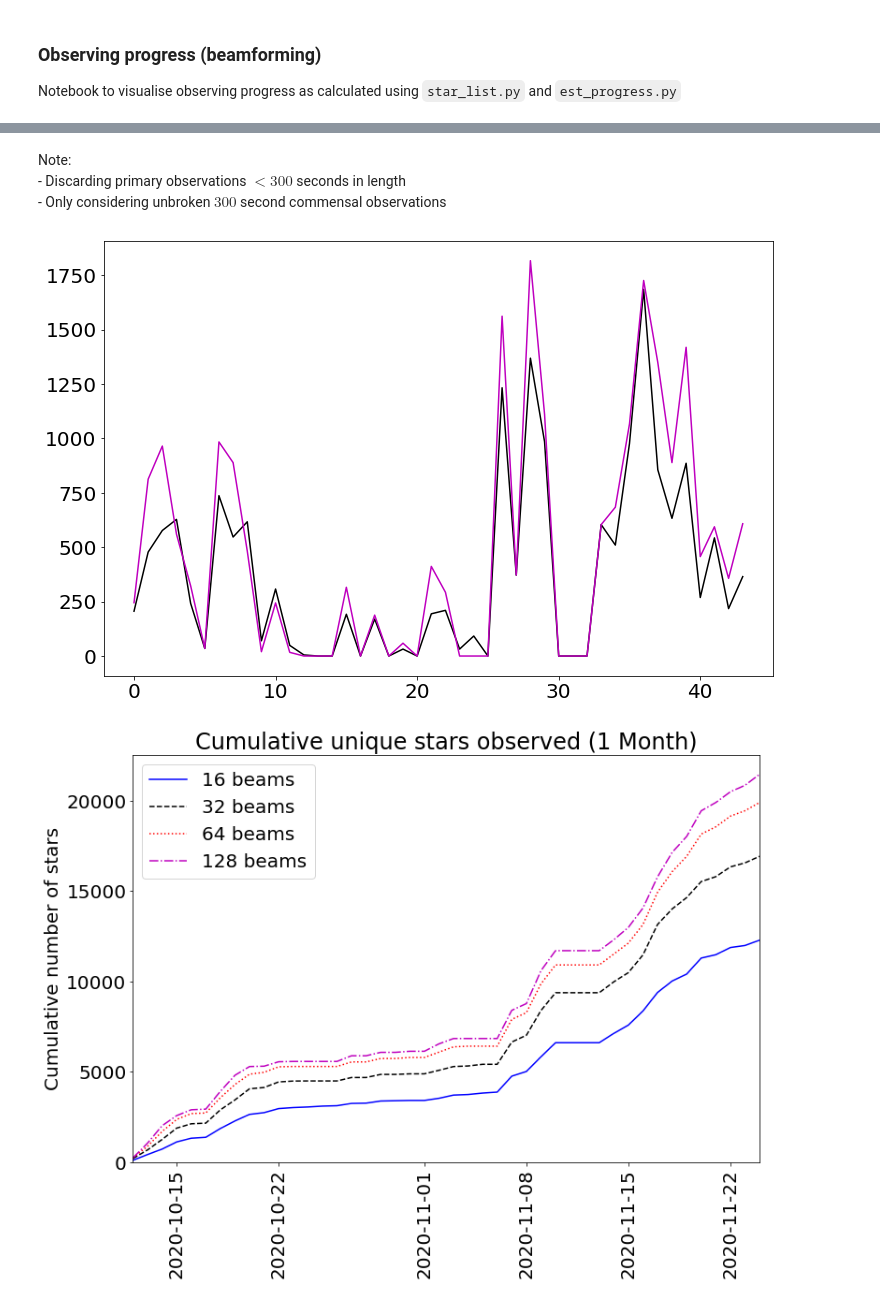
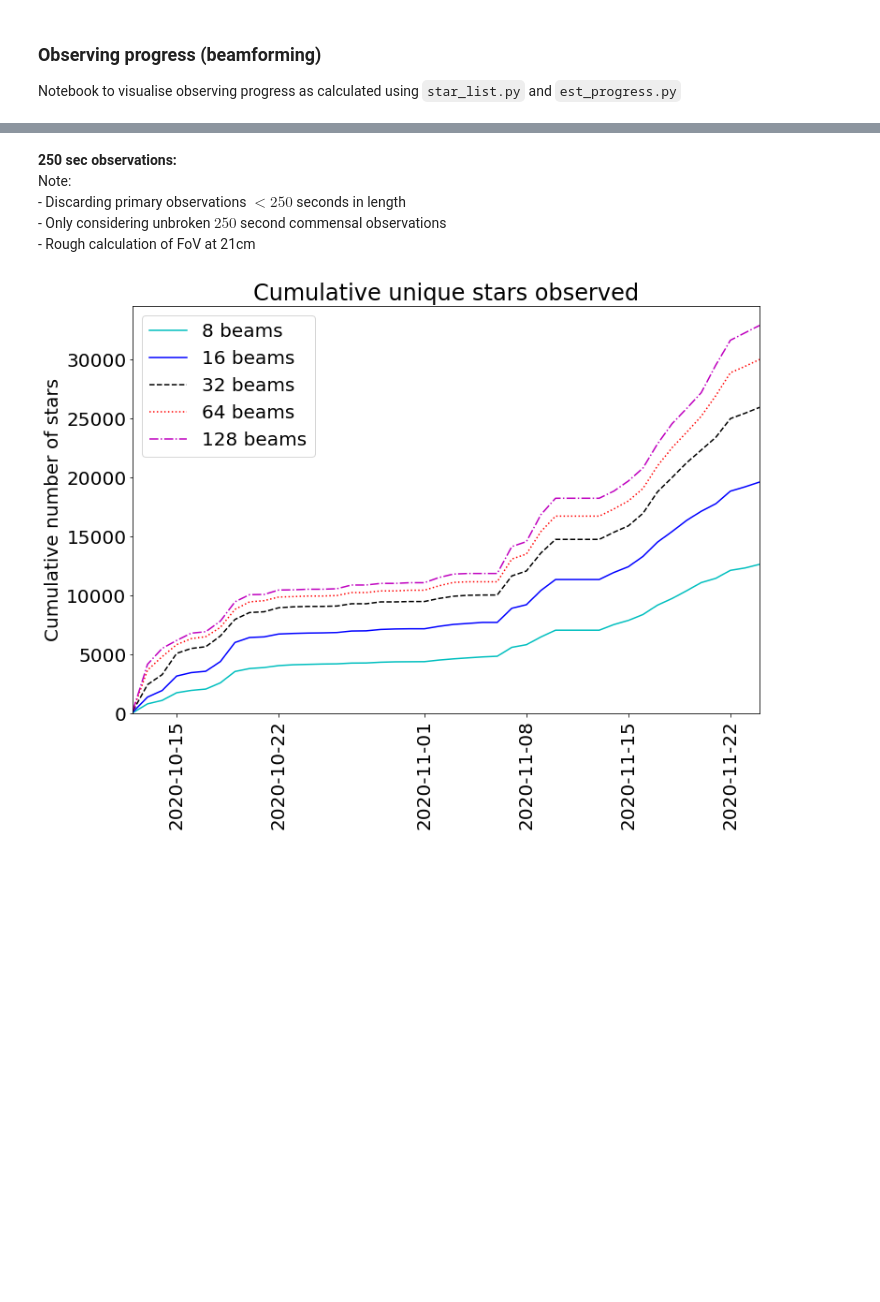
Before and after one commit to danielczech/observing-progress, a Jupyter notebook: observing-progress.ipynb, the cells around one changed output, grey strips where cells are left out. Drawn from its saved outputs; the diff is of its cells as text; code cells hidden in the pictures; blank space fills up the shorter version.

Commit message:
Closer look at pointing durations and effect on progress.

```diff
--- a/observing-progress.ipynb
+++ b/observing-progress.ipynb
@@ -22,29 +52,42 @@ with open('progress_128.pkl', 'rb') as f:
 # %% [markdown]
+__250 sec observations:__
 Note:
-    - Discarding primary observations $< 300$ seconds in length
-    - Only considering unbroken $300$ second commensal observations
+    - Discarding primary observations $< 250$ seconds in length
+    - Only considering unbroken $250$ second commensal observations
+    - Rough calculation of FoV at 21cm
+# %%
+# Load progress files for different beam numbers
+with open('progress_8_250.pkl', 'rb') as f:
+    progress_8_250 = pickle.load(f)
+with open('progress_16_250.pkl', 'rb') as f:
+    progress_16_250 = pickle.load(f)
+with open('progress_32_250.pkl', 'rb') as f:
+    progress_32_250 = pickle.load(f)
+with open('progress_64_250.pkl', 'rb') as f:
+    progress_64_250 = pickle.load(f)
+with open('progress_128_250.pkl', 'rb') as f:
+    progress_128_250 = pickle.load(f)
 # %%
 # Plot observing progress by date:
-c_8 = np.cumsum(progress_8[1])
-c_16 = np.cumsum(progress_16[1])
-c_32 = np.cumsum(progress_32[1])
-c_64 = np.cumsum(progress_64[1])
-c_128 = np.cumsum(progress_128[1])
+c_8 = np.cumsum(progress_8_250[1])
+c_16 = np.cumsum(progress_16_250[1])
+c_32 = np.cumsum(progress_32_250[1])
+c_64 = np.cumsum(progress_64_250[1])
+c_128 = np.cumsum(progress_128_250[1])
 
 fig = plt.figure(figsize = (12,8))
-plt.plot(progress_8[0], c_8, c = 'c', ls = '-', label = '16 beams')
+plt.plot(progress_8[0], c_8, c = 'c', ls = '-', label = '8 beams')
 plt.plot(progress_16[0], c_16, c = 'b', label = '16 beams')
 plt.plot(progress_32[0], c_32, c = 'k', ls = '--', label = '32 beams')
 plt.plot(progress_64[0], c_64, c = 'r', ls = ':', label = '64 beams')
 plt.plot(progress_128[0], c_128, c = 'm', ls = '-.', label = '128 beams')
-plt.title("Cumulative unique stars observed (1 Month)")
+plt.title("Cumulative unique stars observed")
 plt.ylabel("Cumulative number of stars")
 plt.xticks(rotation = 90)
 plt.xlim([min(progress_16[0]), max(progress_16[0])])
 plt.gca().set_ylim(bottom = 0)
 plt.legend()
 fig.savefig('progress.png', bbox_inches='tight', dpi=400, transparent = False, facecolor = 'white')
 plt.show()
 # %% [output]
-[figure, old version]
+[figure, new version]
-[figure, removed]
```
Also changed, not shown: parts of 4 cells of this notebook, 1 other file.
